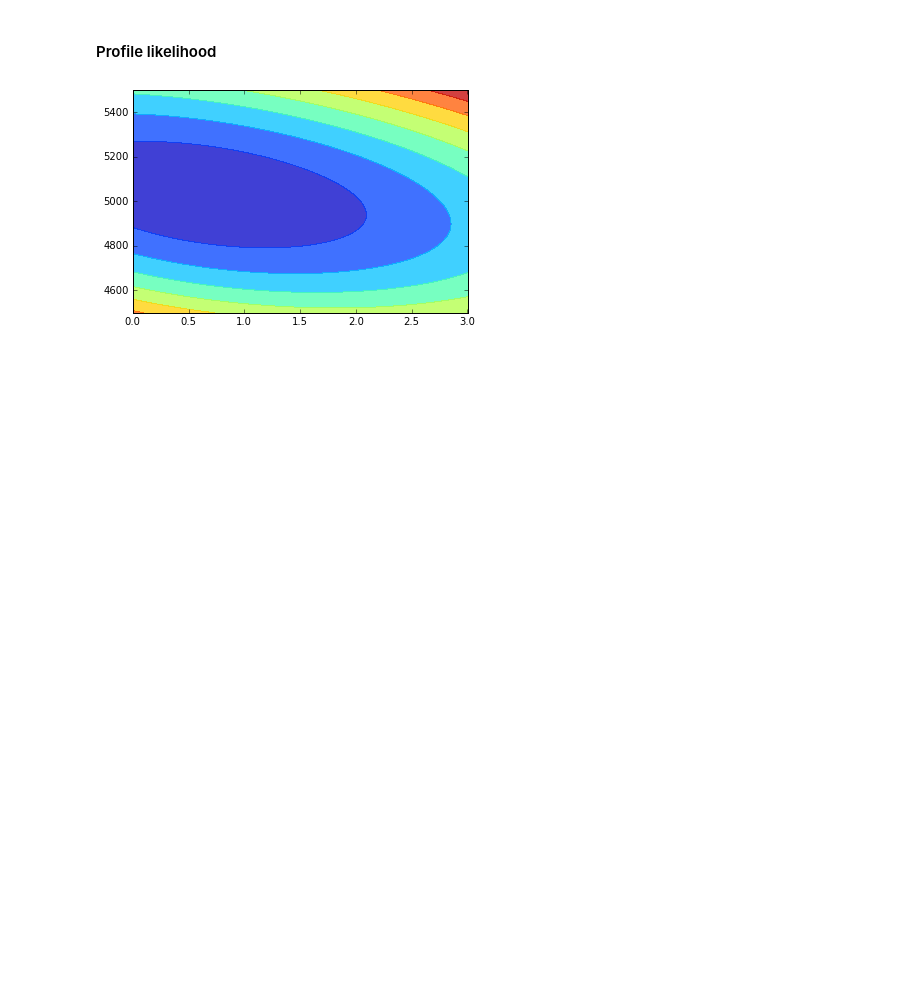
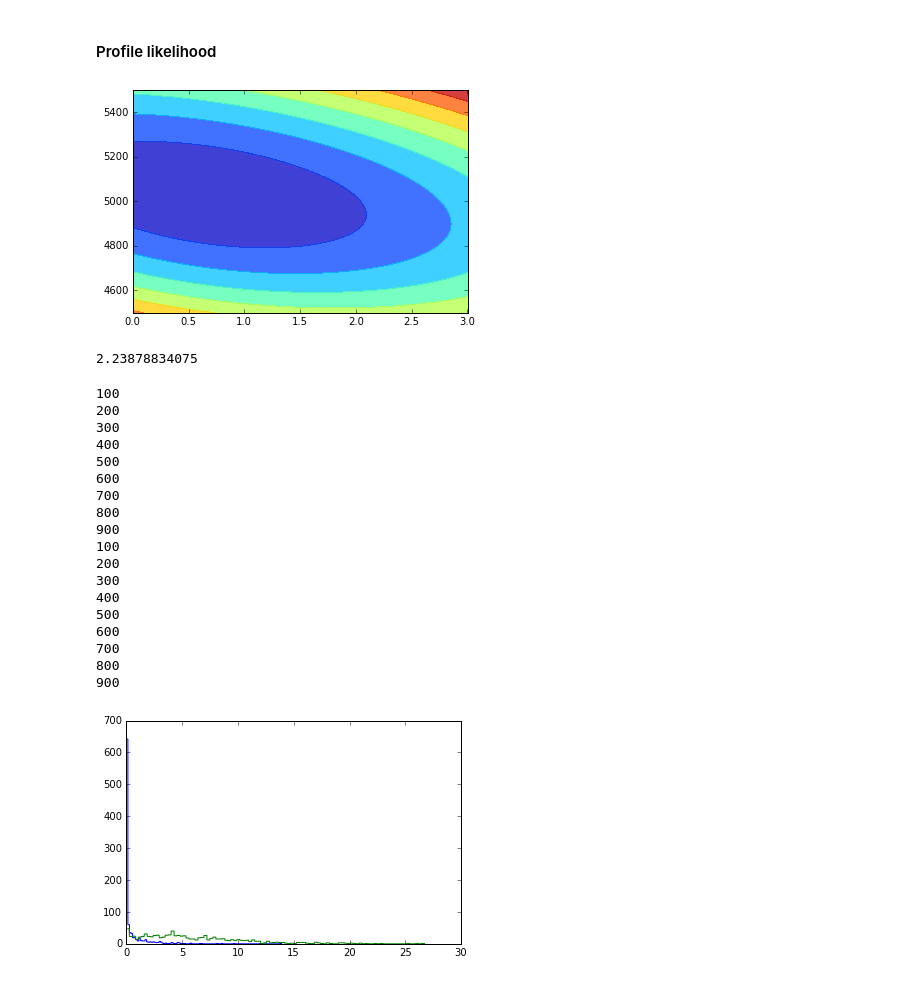
Before and after one commit to HuguesBrun/statTutorialBND, a Jupyter notebook: Statistical Analysis Tutorial.ipynb, the cells around one changed output. Drawn from its saved outputs; the diff is of its cells as text; code cells hidden in the pictures; blank space fills up the shorter version.

```diff
--- a/Statistical Analysis Tutorial.ipynb
+++ b/Statistical Analysis Tutorial.ipynb
@@ -262,0 +265,67 @@ show()
+# %%
+def defLi(mu,Xdata): #construct a likelyhood(background) for a given mu
+    return lambda x :minusLogLikelyhood(mu,Xdata,sigHisto_[1],bgHisto_[1],NbSigEvent_,x)
+def defLikelyMu(Xdata): #likelyhood with mu and nbBg as free parameters
+    return lambda x :minusLogLikelyhood(x[1],Xdata,sigHisto_[1],bgHisto_[1],NbSigEvent_,x[0])
+# %%
+def q0(Xdatatoy):
+    likelyMu = defLikelyMu(Xdatatoy)
+    x0 = np.array([4000.,0.5])
+    minLiMu = minimize(likelyMu,x0,bounds=[(5,10000),(-1.,5)])
+    muFit=minLiMu.x[1]
+    if (muFit<0):
+        return 0
+    li=defLi(0,Xdatatoy)
+    minLi = minimize(li,4000,bounds=[(5,10000)])
+   # print(minLi)
+    if minLi.status!=0:
+        return -1
+    deltaLog = minLiMu.fun-minLi.fun[0]
+    if (deltaLog>0):
+        return -1
+    return -2*deltaLog
+# %%
+q0data = q0(dataHist)
+print(q0data)
+# %% [output]
+2.23878834075
+# %%
+Qbg=[]
+for i in range (1,1000):
+    if (i%100==0):
+        print(i)
+    aPseudoBgOnly=pseudoDataFromHisto(sigHisto_[1],bgHisto_[1],NbSigEvent_, NbBgEvent_,0)
+    qBgValue=q0(aPseudoBgOnly)
+    if qBgValue > -0.5 :
+        Qbg.append(qBgValue)
+QbgHist = hist(Qbg,histtype='step',bins=100)
+
+QsigBg=[]
+for i in range (1,1000):
+    if (i%100==0):
+        print(i)
+    aPseudoSigBg=pseudoDataFromHisto(sigHisto_[1],bgHisto_[1],NbSigEvent_, NbBgEvent_,1)
+    qSigBgValue=q0(aPseudoSigBg)
+    if qSigBgValue > -0.5 :
+        QsigBg.append(qSigBgValue)
+QsigBgHist = hist(QsigBg,histtype='step',bins=100)
+# %% [output]
+100
+200
+300
+400
+500
+600
+700
+800
+900
+100
+200
+300
+400
+500
+600
+700
+800
+900
+[figure, added]
```
Also changed, not shown: parts of 2 cells of this notebook.
